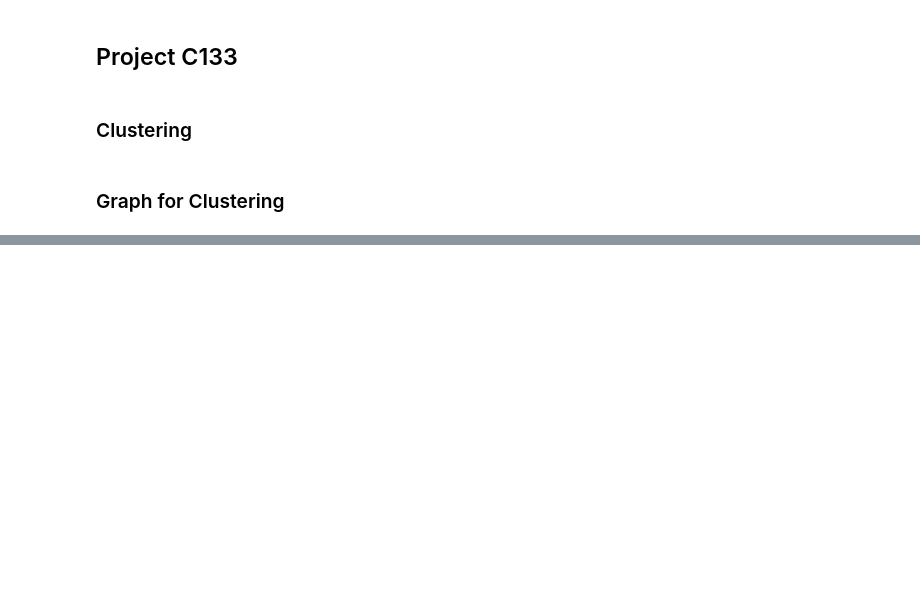
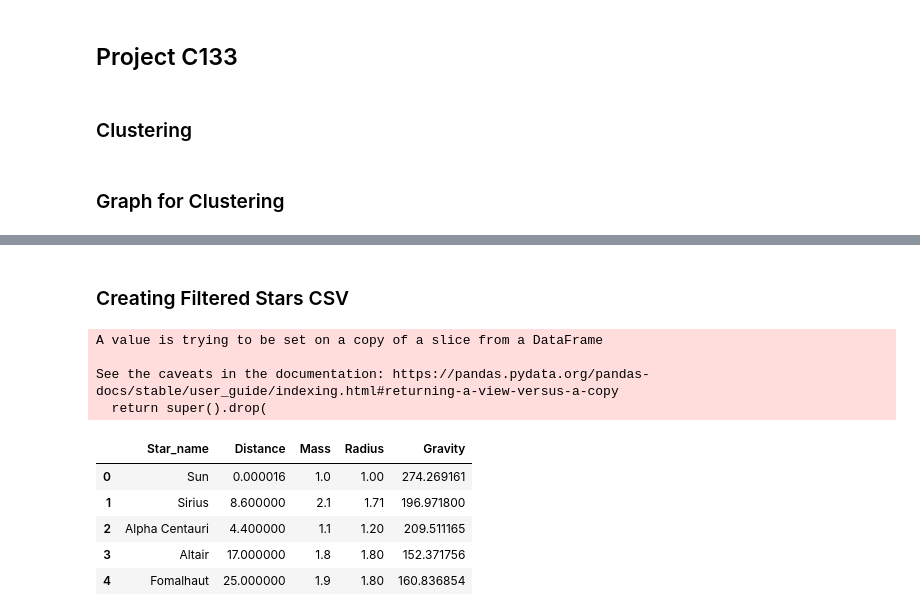
Before and after one commit to YamiAtem/Stars, a Jupyter notebook: notebook.ipynb, the cells around one changed output, grey strips where cells are left out. Saved outputs shown, nothing was run; the diff lists cells and outputs as text; code cells hidden in the pictures; blank space fills up the shorter version.

```diff
--- a/notebook.ipynb
+++ b/notebook.ipynb
@@ -113,0 +146,28 @@ plt.show()
+# %%
+gravity_bool = []
+for g in star_dist.Gravity:
+    if g <= 350 and g >= 150:
+        gravity_bool.append(True)
+    else:
+        gravity_bool.append(False)
+
+is_gravity = pandas.Series(gravity_bool)
+# %% [markdown]
+### Creating Filtered Stars CSV
+# %%
+final_stars = star_dist[is_gravity]
+final_stars.drop(["Unnamed: 0"], axis=1, inplace=True)
+final_stars.reset_index(inplace=True, drop=True)
+final_stars.to_csv("data/filtered_stars.csv")
+final_stars.head()
+# %% [output]
+A value is trying to be set on a copy of a slice from a DataFrame
+
+See the caveats in the documentation: https://pandas.pydata.org/pandas-docs/stable/user_guide/indexing.html#returning-a-view-versus-a-copy
+  return super().drop(
+|  | Star_name | Distance | Mass | Radius | Gravity |
+| 0 | Sun | 0.000016 | 1.0 | 1.00 | 274.269161 |
+| 1 | Sirius | 8.600000 | 2.1 | 1.71 | 196.971800 |
+| 2 | Alpha Centauri | 4.400000 | 1.1 | 1.20 | 209.511165 |
+| 3 | Altair | 17.000000 | 1.8 | 1.80 | 152.371756 |
+| 4 | Fomalhaut | 25.000000 | 1.9 | 1.80 | 160.836854 |
```
Also changed, not shown: parts of 6 cells of this notebook, 2 other files.
